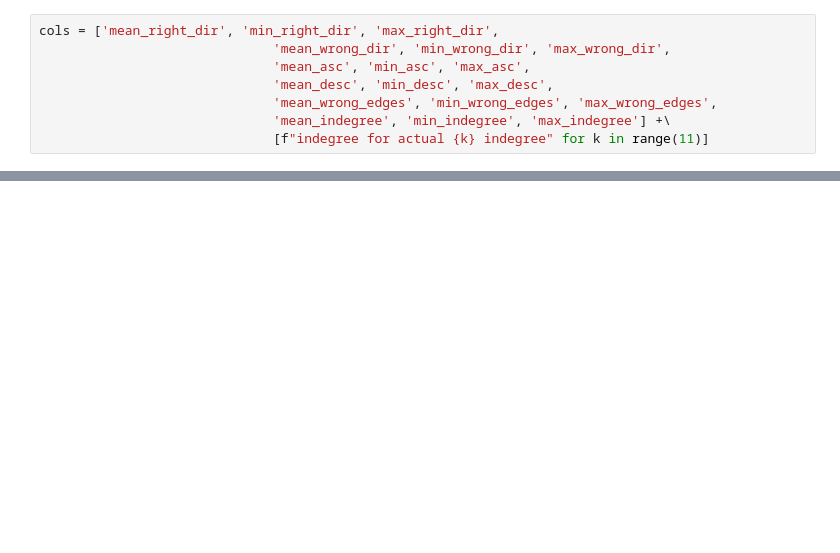
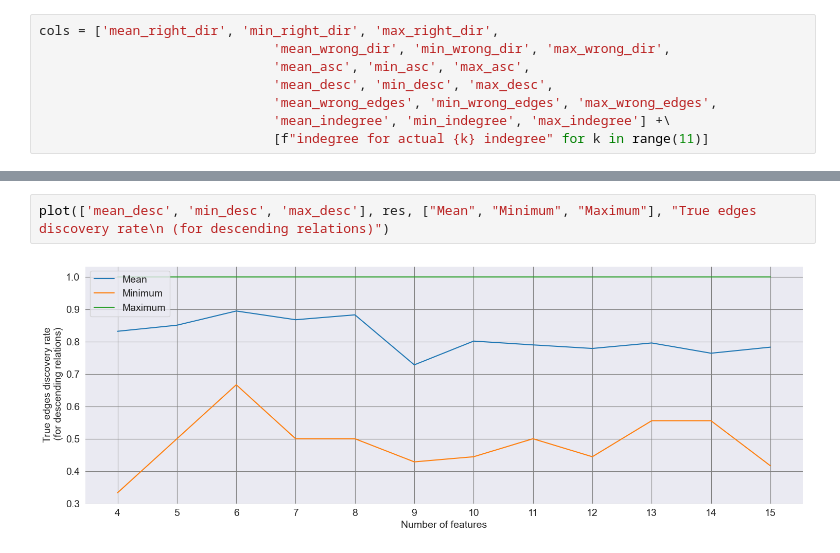
Before and after one commit to dmitry-grigorev/BAMT, a Jupyter notebook: experiments3/Experiments_synth_3.ipynb, the cells around one changed output, grey strips where cells are left out. Cells and saved outputs as stored; diff of their text form; blank space fills up the shorter version.

```diff
--- a/experiments3/Experiments_synth_3.ipynb
+++ b/experiments3/Experiments_synth_3.ipynb
@@ -159,0 +76,4 @@ sum([e[1] for e in list(bn_nx.out_degree())])/24
+# %%
+plot(['mean_desc', 'min_desc', 'max_desc'], res, ["Mean", "Minimum", "Maximum"], "True edges discovery rate\n (for descending relations)")
+# %% [output]
+[figure, added]
```
Also changed, not shown: parts of 58 cells of this notebook, 17 other files.
